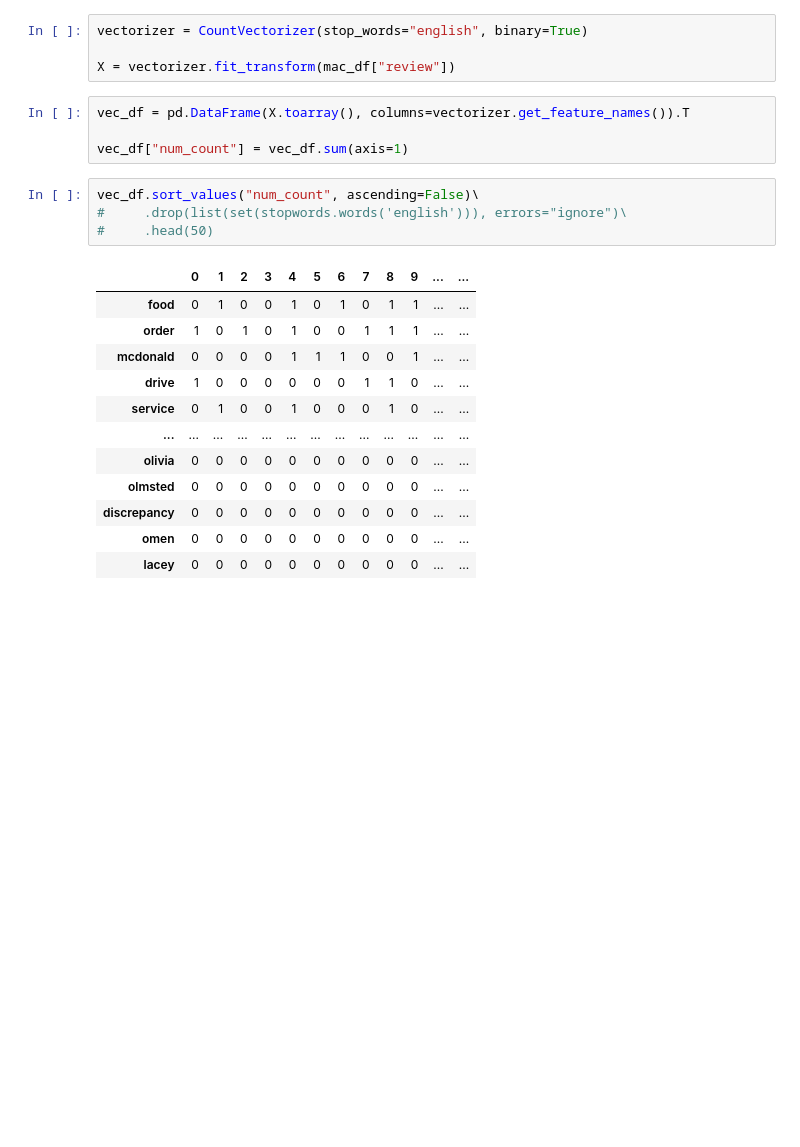
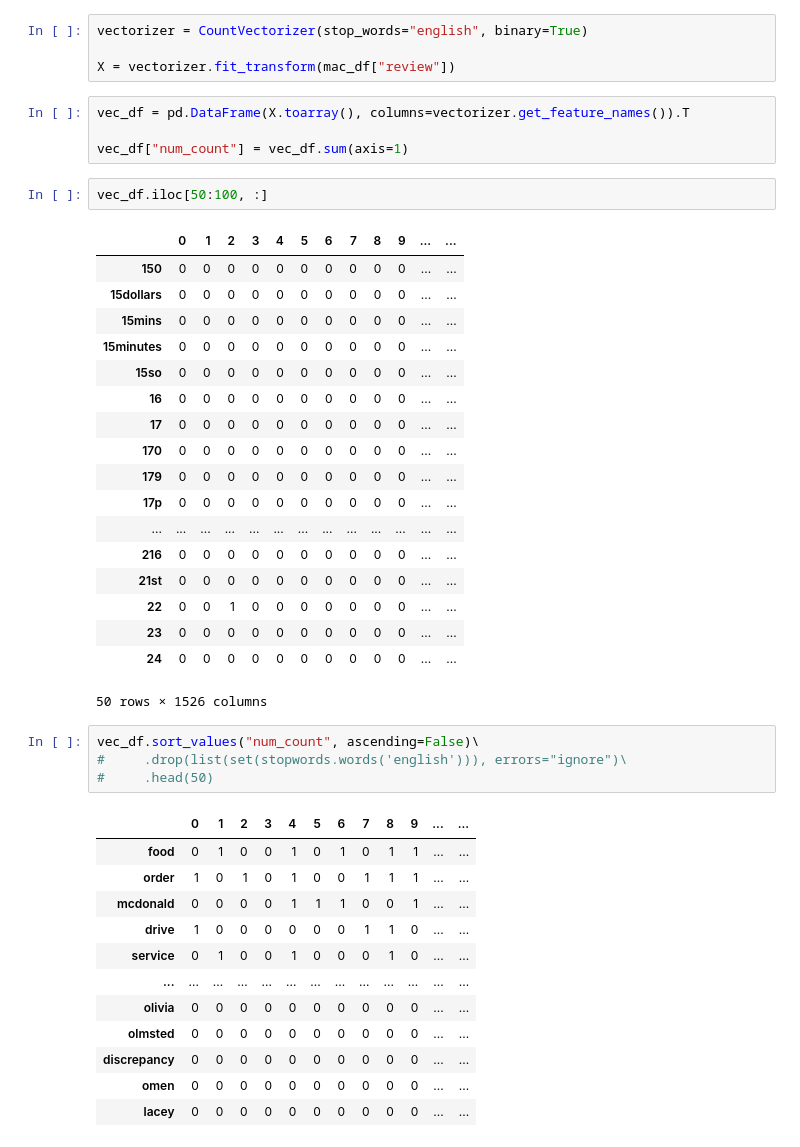
Before and after one commit to kyutcho/dso-560-nlp-text-analytics-SPRING-2021, a Jupyter notebook: Week 2/Cho_KyuTae_HW2.ipynb, the cells around one changed output. Cells and saved outputs as stored; diff of their text form; blank space fills up the shorter version.

```diff
--- a/Week 2/Cho_KyuTae_HW2.ipynb
+++ b/Week 2/Cho_KyuTae_HW2.ipynb
@@ -41,6 +41,27 @@ X = vectorizer.fit_transform(mac_df["review"])
 vec_df = pd.DataFrame(X.toarray(), columns=vectorizer.get_feature_names()).T
 
 vec_df["num_count"] = vec_df.sum(axis=1)
+# %%
+vec_df.iloc[50:100, :]
+# %% [output]
+|  | 0 | 1 | 2 | 3 | 4 | 5 | 6 | 7 | 8 | 9 | ... | ... |
+| 150 | 0 | 0 | 0 | 0 | 0 | 0 | 0 | 0 | 0 | 0 | ... | ... |
+| 15dollars | 0 | 0 | 0 | 0 | 0 | 0 | 0 | 0 | 0 | 0 | ... | ... |
+| 15mins | 0 | 0 | 0 | 0 | 0 | 0 | 0 | 0 | 0 | 0 | ... | ... |
+| 15minutes | 0 | 0 | 0 | 0 | 0 | 0 | 0 | 0 | 0 | 0 | ... | ... |
+| 15so | 0 | 0 | 0 | 0 | 0 | 0 | 0 | 0 | 0 | 0 | ... | ... |
+| 16 | 0 | 0 | 0 | 0 | 0 | 0 | 0 | 0 | 0 | 0 | ... | ... |
+| 17 | 0 | 0 | 0 | 0 | 0 | 0 | 0 | 0 | 0 | 0 | ... | ... |
+| 170 | 0 | 0 | 0 | 0 | 0 | 0 | 0 | 0 | 0 | 0 | ... | ... |
+| 179 | 0 | 0 | 0 | 0 | 0 | 0 | 0 | 0 | 0 | 0 | ... | ... |
+| 17p | 0 | 0 | 0 | 0 | 0 | 0 | 0 | 0 | 0 | 0 | ... | ... |
+| ... | ... | ... | ... | ... | ... | ... | ... | ... | ... | ... | ... | ... |
+| 216 | 0 | 0 | 0 | 0 | 0 | 0 | 0 | 0 | 0 | 0 | ... | ... |
+| 21st | 0 | 0 | 0 | 0 | 0 | 0 | 0 | 0 | 0 | 0 | ... | ... |
+| 22 | 0 | 0 | 1 | 0 | 0 | 0 | 0 | 0 | 0 | 0 | ... | ... |
+| 23 | 0 | 0 | 0 | 0 | 0 | 0 | 0 | 0 | 0 | 0 | ... | ... |
+| 24 | 0 | 0 | 0 | 0 | 0 | 0 | 0 | 0 | 0 | 0 | ... | ... |
+50 rows × 1526 columns
 # %%
 vec_df.sort_values("num_count", ascending=False)\
 #     .drop(list(set(stopwords.words('english'))), errors="ignore")\
```
Also changed, not shown: parts of 6 cells of this notebook.
